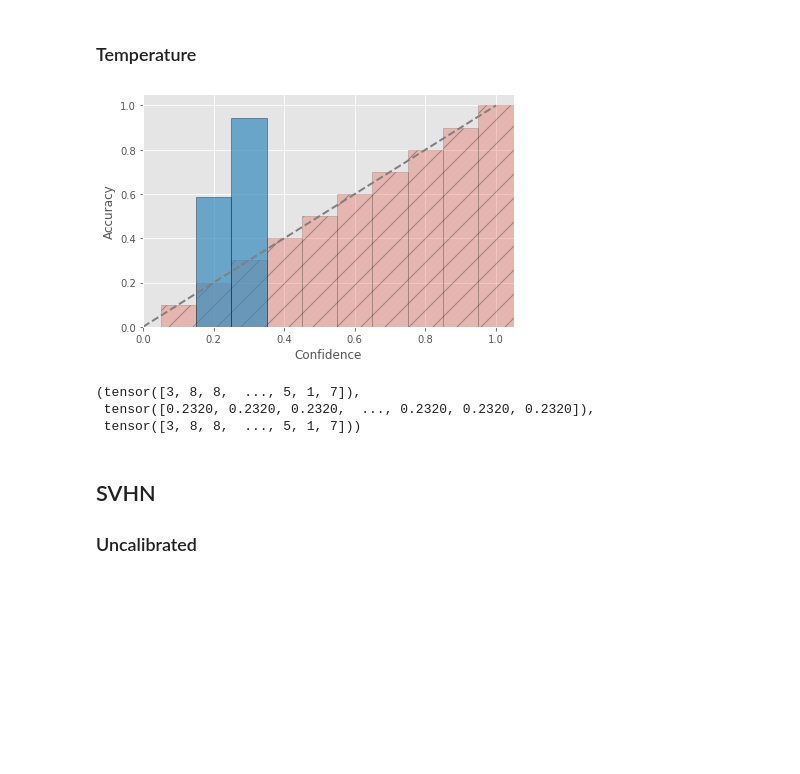
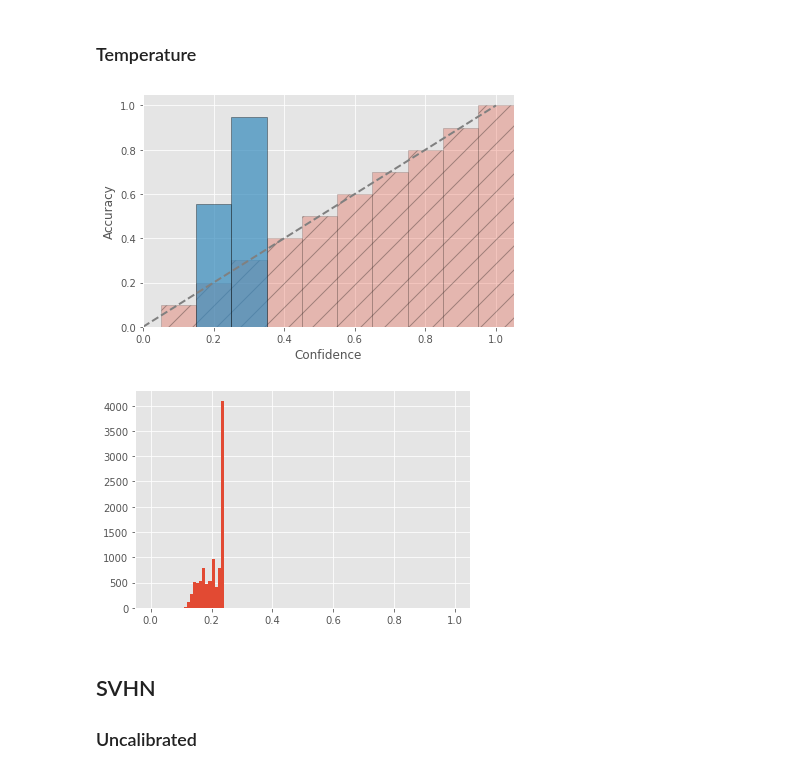
Before and after one commit to NiuJ1ao/Calibrating-Uncertainty-Estimates, a Jupyter notebook: plot.ipynb, the cells around one changed output. Saved outputs shown, nothing was run; the diff lists cells and outputs as text; code cells hidden in the pictures; blank space fills up the shorter version.

```diff
--- a/plot.ipynb
+++ b/plot.ipynb
@@ -44,16 +56,14 @@ plot_reliability_diagrams("CIFAR-Platt", predictions, confidences, references)
 # %% [markdown]
 ### Temperature
 # %%
-predictions, confidences, references = load_outputs("outputs/resnet-temp_cifar-10_0.5905")
+predictions, confidences, references = load_outputs("outputs/resnet-temp_cifar-10_0.5977")
 plot_reliability_diagrams("CIFAR-Temp", predictions, confidences, references)
 # %% [output]
-[figure, old version]
+[figure, new version]
-# %%
-predictions, confidences, references
-# %% [output]
-(tensor([3, 8, 8,  ..., 5, 1, 7]),
- tensor([0.2320, 0.2320, 0.2320,  ..., 0.2320, 0.2320, 0.2320]),
- tensor([3, 8, 8,  ..., 5, 1, 7]))
+# %%
+confidences_histogram(confidences)
+# %% [output]
+[figure, added]
 # %% [markdown]
 ## SVHN
 ### Uncalibrated
```
Also changed, not shown: parts of 64 cells of this notebook, 43 other files.
